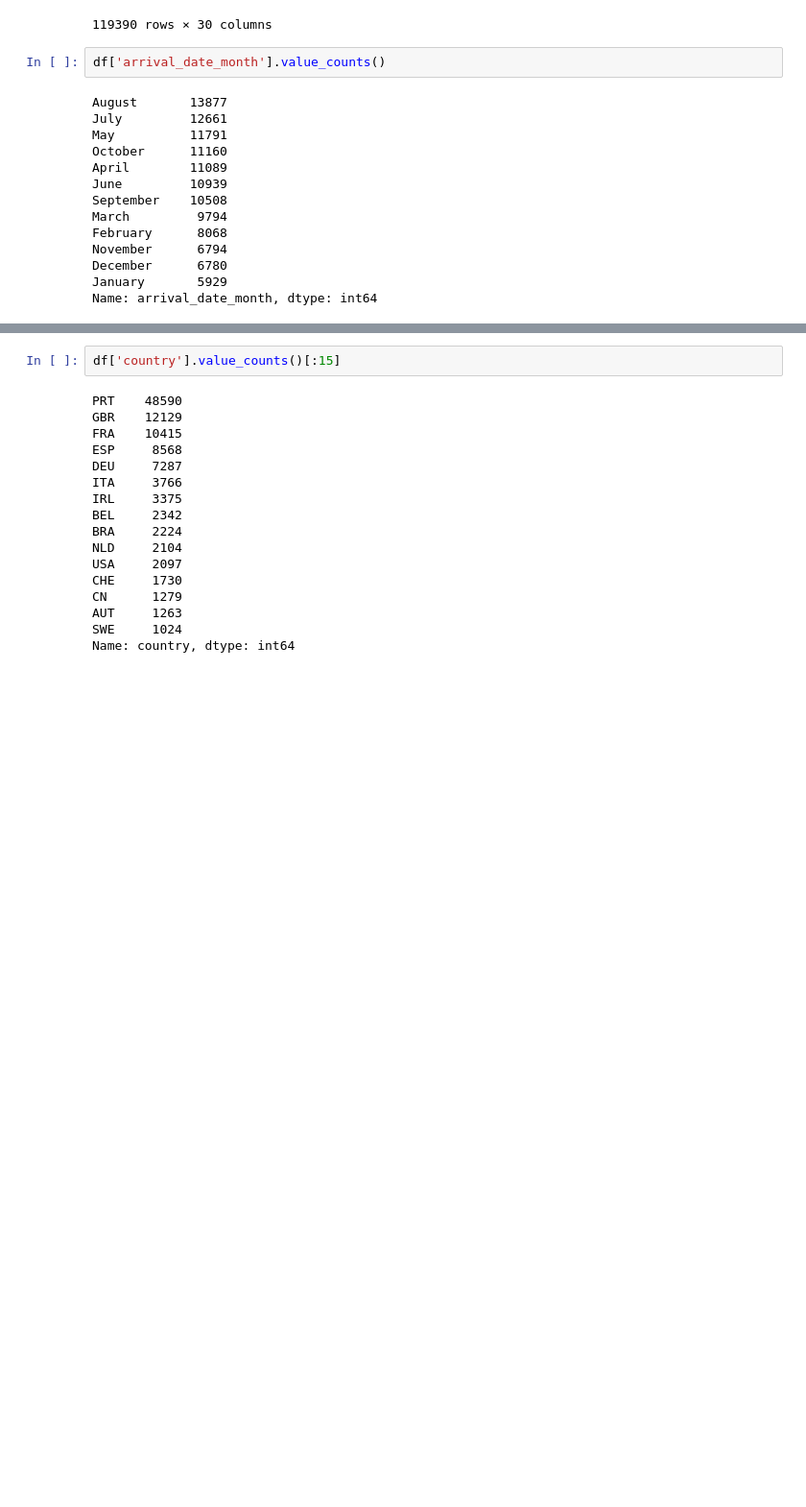
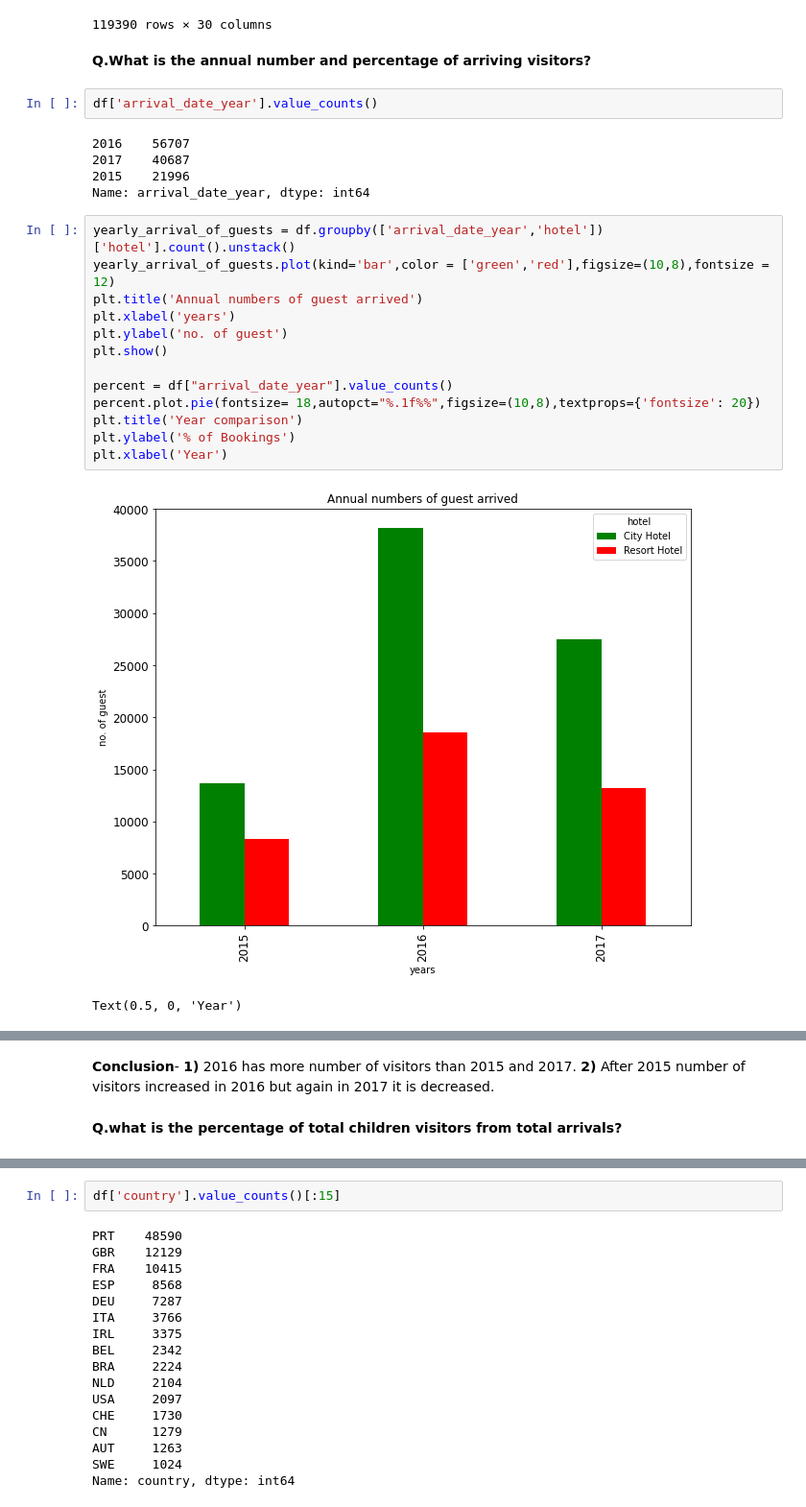
Before and after one commit to prathamesh1110/EDA-Capstone-1, a Jupyter notebook: projectEDA.ipynb, the cells around one changed output, grey strips where cells are left out. Shown: that part at 96% size. Saved outputs shown, nothing was run; the diff lists cells and outputs as text; blank space fills up the shorter version.

```diff
--- a/projectEDA.ipynb
+++ b/projectEDA.ipynb
@@ -112,19 +138,28 @@ df.drop(columns=['agent','company'],axis=1)
 | 119388 | City Hotel | 0 | 109 | 2017 | August | 35 | ... |
 | 119389 | City Hotel | 0 | 205 | 2017 | August | 35 | ... |
 119390 rows × 30 columns
+# %% [markdown]
+**Q.What is the annual number and percentage of arriving visitors?**
 # %%
-df['arrival_date_month'].value_counts()
+df['arrival_date_year'].value_counts()
 # %% [output]
-August       13877
-July         12661
-May          11791
-October      11160
-April        11089
-June         10939
-September    10508
-March         9794
-February      8068
-November      6794
-December      6780
-January       5929
-Name: arrival_date_month, dtype: int64
+2016    56707
+2017    40687
+2015    21996
+Name: arrival_date_year, dtype: int64
+# %%
+yearly_arrival_of_guests = df.groupby(['arrival_date_year','hotel'])['hotel'].count().unstack()
+yearly_arrival_of_guests.plot(kind='bar',color = ['green','red'],figsize=(10,8),fontsize = 12)
+plt.title('Annual numbers of guest arrived')
+plt.xlabel('years')
+plt.ylabel('no. of guest')
+plt.show()
+
+percent = df["arrival_date_year"].value_counts()
+percent.plot.pie(fontsize= 18,autopct="%.1f%%",figsize=(10,8),textprops={'fontsize': 20})
+plt.title('Year comparison')
+plt.ylabel('% of Bookings')
+plt.xlabel('Year')
+# %% [output]
+[figure, added]
+Text(0.5, 0, 'Year')
@@ -130,0 +167,6 @@ Name: arrival_date_month, dtype: int64
+# %% [markdown]
+**Conclusion**-
+**1)** 2016 has more number of visitors than 2015 and 2017.
+**2)** After 2015 number of visitors increased in 2016 but again  in 2017 it is decreased.
+# %% [markdown]
+**Q.what is the percentage of total children visitors from total arrivals?**
```
Also changed, not shown: parts of 10 cells of this notebook.
